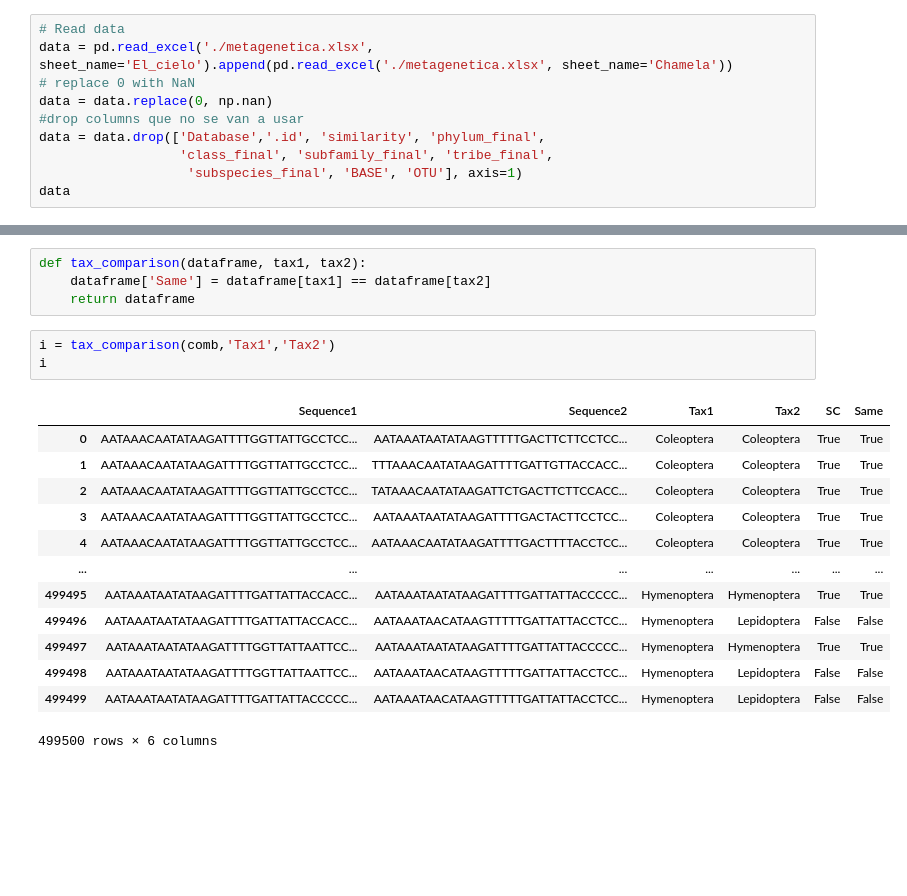
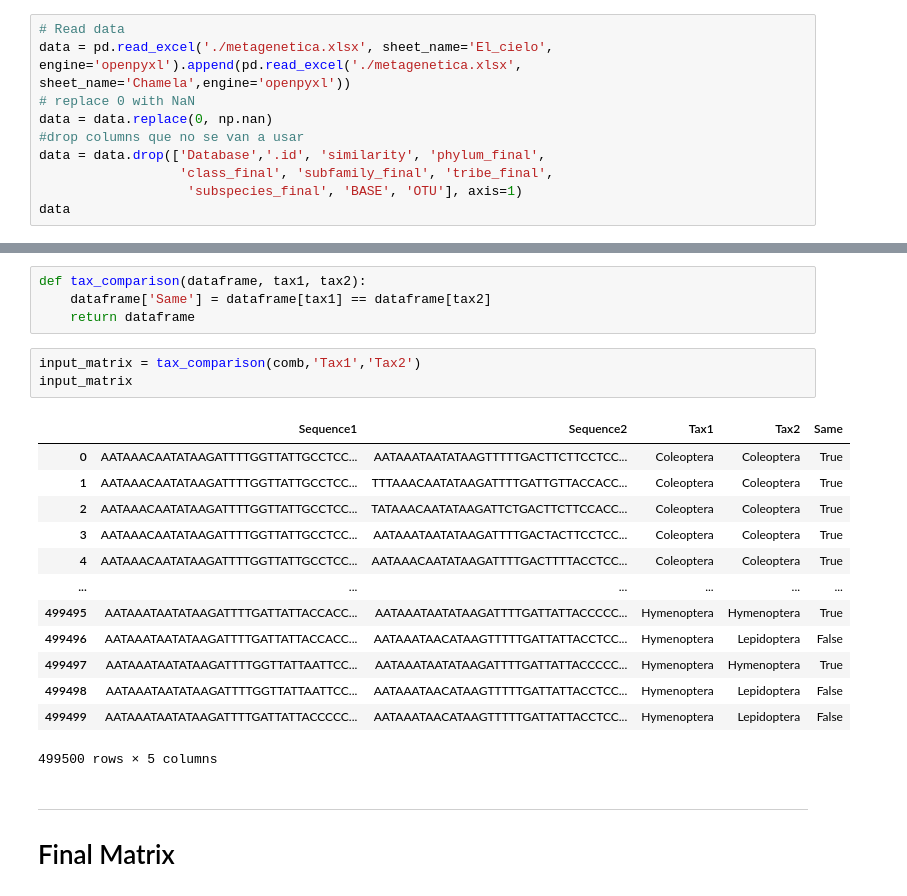
Before and after one commit to Xteom/DNN-Genetics, a Jupyter notebook: GEN_02-Prep.ipynb, the cells around one changed output, grey strips where cells are left out. Cells and saved outputs as stored; diff of their text form; blank space fills up the shorter version.

Commit message:
final_matrix

```diff
--- a/GEN_02-Prep.ipynb
+++ b/GEN_02-Prep.ipynb
@@ -8,6 +7,6 @@ ModuleNotFoundError: No module named 'matplotlib'
 # %%
 # Read data
-data = pd.read_excel('./metagenetica.xlsx', sheet_name='El_cielo').append(pd.read_excel('./metagenetica.xlsx', sheet_name='Chamela'))
+data = pd.read_excel('./metagenetica.xlsx', sheet_name='El_cielo', engine='openpyxl').append(pd.read_excel('./metagenetica.xlsx', sheet_name='Chamela',engine='openpyxl'))
 # replace 0 with NaN
 data = data.replace(0, np.nan)
 #drop columns que no se van a usar
@@ -237,19 +220,22 @@ def tax_comparison(dataframe, tax1, tax2):
     dataframe['Same'] = dataframe[tax1] == dataframe[tax2]
     return dataframe
 # %%
-i = tax_comparison(comb,'Tax1','Tax2')
-i
+input_matrix = tax_comparison(comb,'Tax1','Tax2')
+input_matrix
 # %% [output]
-|  | Sequence1 | Sequence2 | Tax1 | Tax2 | SC | Same |
-| 0 | AATAAACAATATAAGATTTTGGTTATTGCCTCC... | AATAAATAATATAAGTTTTTGACTTCTTCCTCC... | Coleoptera | Coleoptera | True | True |
-| 1 | AATAAACAATATAAGATTTTGGTTATTGCCTCC... | TTTAAACAATATAAGATTTTGATTGTTACCACC... | Coleoptera | Coleoptera | True | True |
-| 2 | AATAAACAATATAAGATTTTGGTTATTGCCTCC... | TATAAACAATATAAGATTCTGACTTCTTCCACC... | Coleoptera | Coleoptera | True | True |
-| 3 | AATAAACAATATAAGATTTTGGTTATTGCCTCC... | AATAAATAATATAAGATTTTGACTACTTCCTCC... | Coleoptera | Coleoptera | True | True |
-| 4 | AATAAACAATATAAGATTTTGGTTATTGCCTCC... | AATAAACAATATAAGATTTTGACTTTTACCTCC... | Coleoptera | Coleoptera | True | True |
-| ... | ... | ... | ... | ... | ... | ... |
-| 499495 | AATAAATAATATAAGATTTTGATTATTACCACC... | AATAAATAATATAAGATTTTGATTATTACCCCC... | Hymenoptera | Hymenoptera | True | True |
-| 499496 | AATAAATAATATAAGATTTTGATTATTACCACC... | AATAAATAACATAAGTTTTTGATTATTACCTCC... | Hymenoptera | Lepidoptera | False | False |
-| 499497 | AATAAATAATATAAGATTTTGGTTATTAATTCC... | AATAAATAATATAAGATTTTGATTATTACCCCC... | Hymenoptera | Hymenoptera | True | True |
-| 499498 | AATAAATAATATAAGATTTTGGTTATTAATTCC... | AATAAATAACATAAGTTTTTGATTATTACCTCC... | Hymenoptera | Lepidoptera | False | False |
-| 499499 | AATAAATAATATAAGATTTTGATTATTACCCCC... | AATAAATAACATAAGTTTTTGATTATTACCTCC... | Hymenoptera | Lepidoptera | False | False |
+|  | Sequence1 | Sequence2 | Tax1 | Tax2 | Same |
+| 0 | AATAAACAATATAAGATTTTGGTTATTGCCTCC... | AATAAATAATATAAGTTTTTGACTTCTTCCTCC... | Coleoptera | Coleoptera | True |
+| 1 | AATAAACAATATAAGATTTTGGTTATTGCCTCC... | TTTAAACAATATAAGATTTTGATTGTTACCACC... | Coleoptera | Coleoptera | True |
+| 2 | AATAAACAATATAAGATTTTGGTTATTGCCTCC... | TATAAACAATATAAGATTCTGACTTCTTCCACC... | Coleoptera | Coleoptera | True |
+| 3 | AATAAACAATATAAGATTTTGGTTATTGCCTCC... | AATAAATAATATAAGATTTTGACTACTTCCTCC... | Coleoptera | Coleoptera | True |
+| 4 | AATAAACAATATAAGATTTTGGTTATTGCCTCC... | AATAAACAATATAAGATTTTGACTTTTACCTCC... | Coleoptera | Coleoptera | True |
+| ... | ... | ... | ... | ... | ... |
+| 499495 | AATAAATAATATAAGATTTTGATTATTACCACC... | AATAAATAATATAAGATTTTGATTATTACCCCC... | Hymenoptera | Hymenoptera | True |
+| 499496 | AATAAATAATATAAGATTTTGATTATTACCACC... | AATAAATAACATAAGTTTTTGATTATTACCTCC... | Hymenoptera | Lepidoptera | False |
+| 499497 | AATAAATAATATAAGATTTTGGTTATTAATTCC... | AATAAATAATATAAGATTTTGATTATTACCCCC... | Hymenoptera | Hymenoptera | True |
+| 499498 | AATAAATAATATAAGATTTTGGTTATTAATTCC... | AATAAATAACATAAGTTTTTGATTATTACCTCC... | Hymenoptera | Lepidoptera | False |
+| 499499 | AATAAATAATATAAGATTTTGATTATTACCCCC... | AATAAATAACATAAGTTTTTGATTATTACCTCC... | Hymenoptera | Lepidoptera | False |
-499500 rows × 6 columns
+499500 rows × 5 columns
+# %% [markdown]
+---
+# Final Matrix
```
Also changed, not shown: parts of 11 cells of this notebook.
